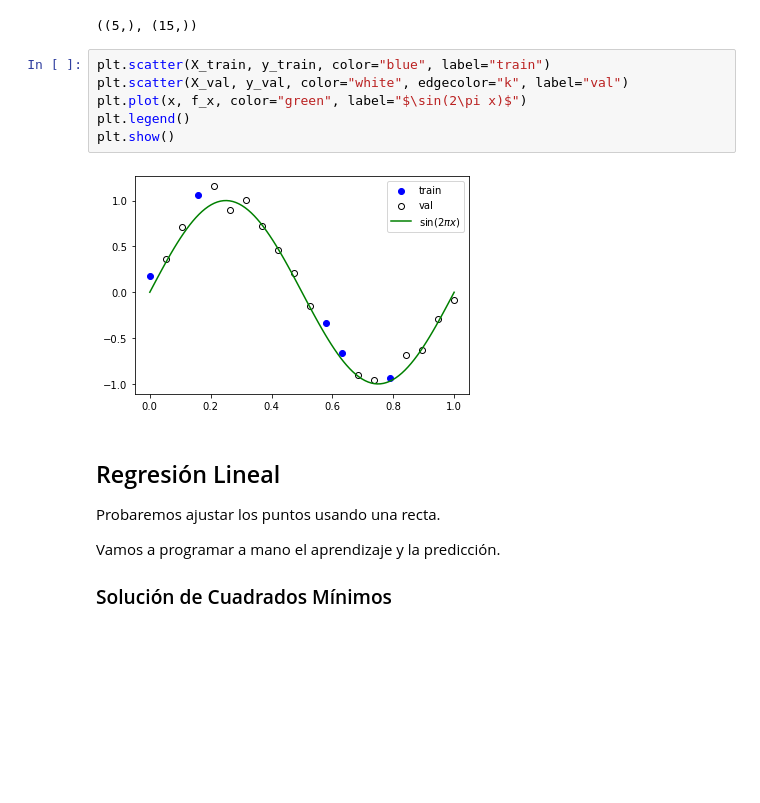
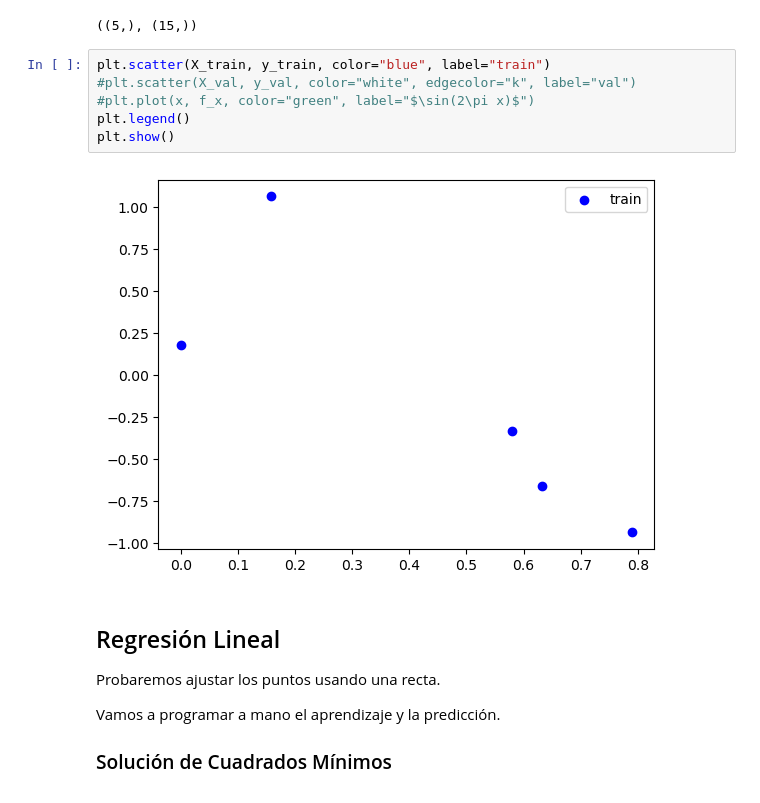
Before and after one commit to DiploDatos/IntroduccionAprendizajeAutomatico, a Jupyter notebook: 01 Regresion.ipynb, the cells around one changed output. Saved outputs shown, nothing was run; the diff lists cells and outputs as text; blank space fills up the shorter version.

```diff
--- a/01 Regresion.ipynb
+++ b/01 Regresion.ipynb
@@ -75,12 +75,12 @@ X_train.shape, X_val.shape
 ((5,), (15,))
 # %%
 plt.scatter(X_train, y_train, color="blue", label="train")
-plt.scatter(X_val, y_val, color="white", edgecolor="k", label="val")
-plt.plot(x, f_x, color="green", label="$\sin(2\pi x)$")
+#plt.scatter(X_val, y_val, color="white", edgecolor="k", label="val")
+#plt.plot(x, f_x, color="green", label="$\sin(2\pi x)$")
 plt.legend()
 plt.show()
 # %% [output]
-[figure, old version]
+[figure, new version]
 # %% [markdown]
 ## Regresión Lineal
 
```
Also changed, not shown: parts of 9 cells of this notebook, 3 other files.
